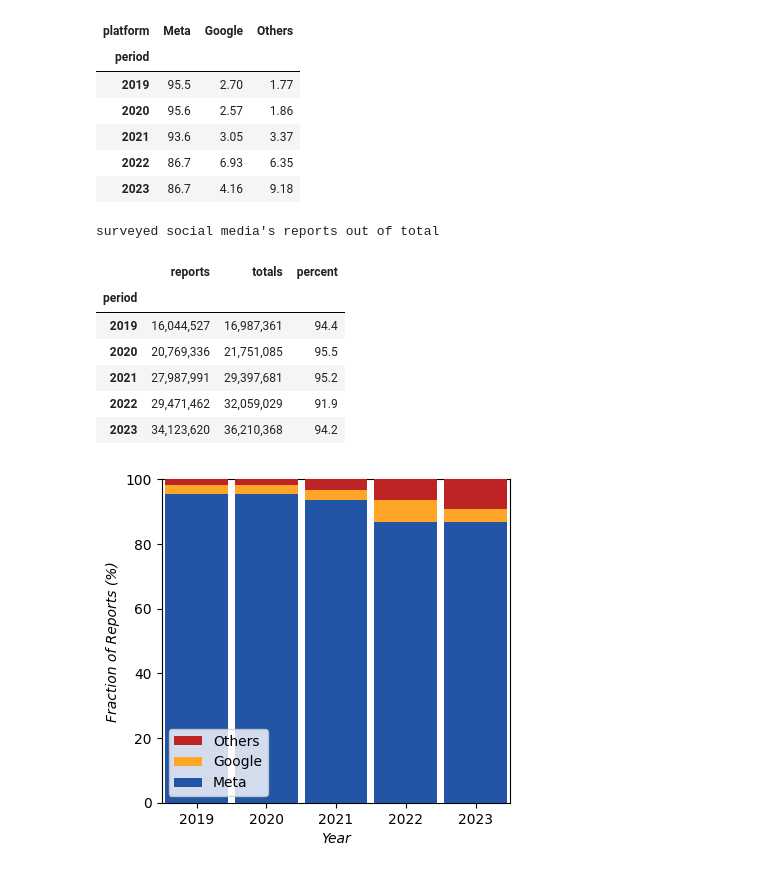
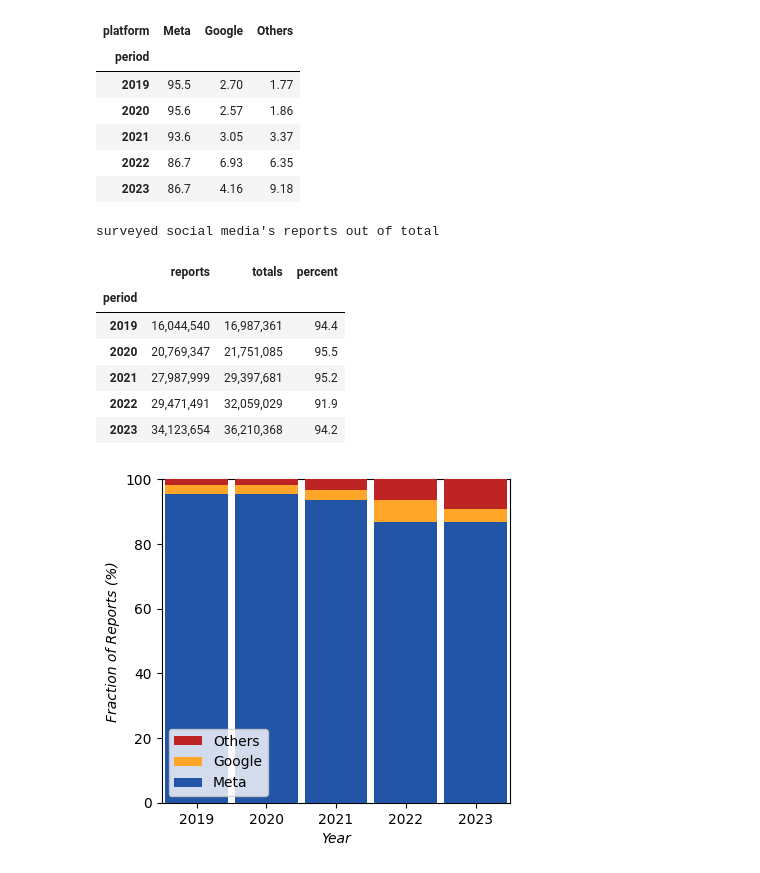
Before and after one commit to apparebit/diaphanous, a Jupyter notebook: analysis/platform.ipynb, the cells around one changed output. Cells and saved outputs as stored; diff of their text form; code cells hidden in the pictures.

```diff
--- a/analysis/platform.ipynb
+++ b/analysis/platform.ipynb
@@ -279,38 +279,39 @@ ncmec = (
     .reset_index()
 )
 # Ensure NCMEC table has int for period, too
 ncmec["period"] = ncmec["period"].dt.year
 social_media_data = pd.concat([youtube, ncmec])
 
 # Select social media only
 social_media = (
     platforms_again.features["social_media"]
+    .astype(bool)
     .fillna(False)
     .reset_index()
     .pipe(lambda df: df[df["social_media"]])
     .drop(columns="social_media")
     .merge(social_media_data, how="left", on="platform")
     .groupby("period")
     .sum(numeric_only=True)
 )
 
 # Align index of totals, too
 subtotals = totals.to_frame().rename(columns={"reports": "totals"})
 subtotals.index = subtotals.index.year
 
 social_media = pd.concat([social_media, subtotals], axis=1)
 social_media["percent"] = social_media["reports"] / social_media["totals"] * 100
 
 show(social_media, caption="surveyed social media's reports out of total")
 # %% [output]
 surveyed social media's reports out of total
 |  | reports | totals | percent |
 | period |  |  |  |
-| 2019 | 16,044,527 | 16,987,361 | 94.4 |
-| 2020 | 20,769,336 | 21,751,085 | 95.5 |
-| 2021 | 27,987,991 | 29,397,681 | 95.2 |
-| 2022 | 29,471,462 | 32,059,029 | 91.9 |
-| 2023 | 34,123,620 | 36,210,368 | 94.2 |
+| 2019 | 16,044,540 | 16,987,361 | 94.4 |
+| 2020 | 20,769,347 | 21,751,085 | 95.5 |
+| 2021 | 27,987,999 | 29,397,681 | 95.2 |
+| 2022 | 29,471,491 | 32,059,029 | 91.9 |
+| 2023 | 34,123,654 | 36,210,368 | 94.2 |
 # %%
 COLORS = ["#2355a6", "#ffa628", "#be2423", "#be2423"]
 
```
Also changed, not shown: parts of 7 cells of this notebook, 8 other files.
